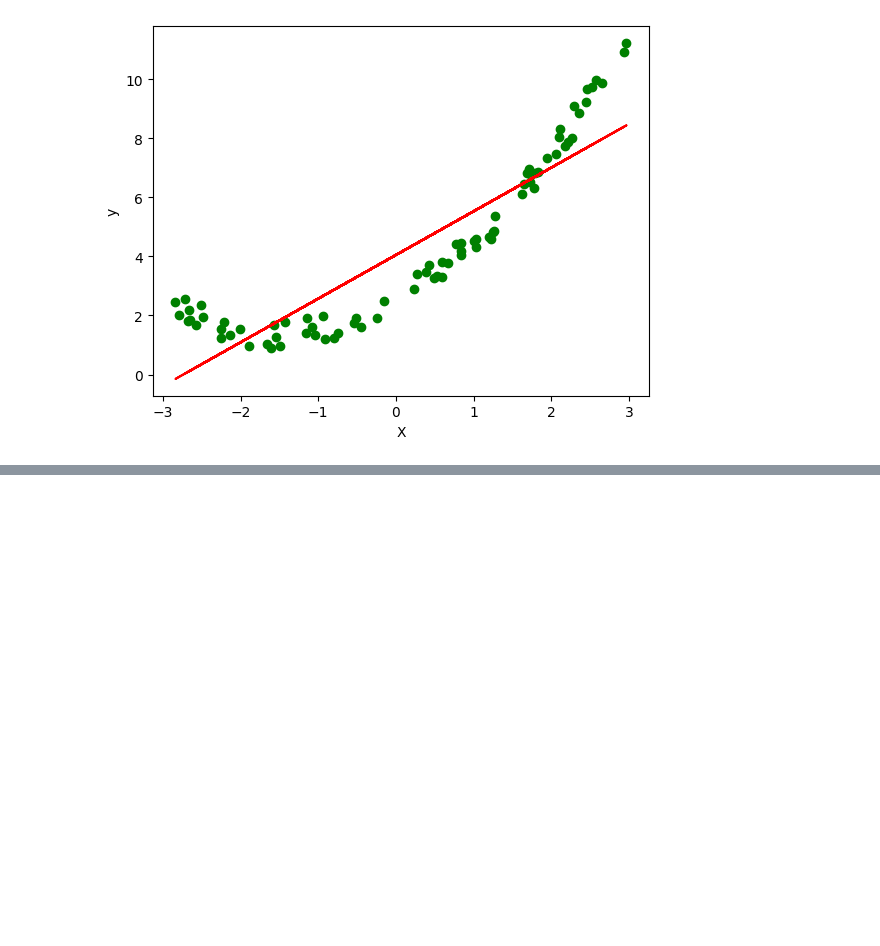
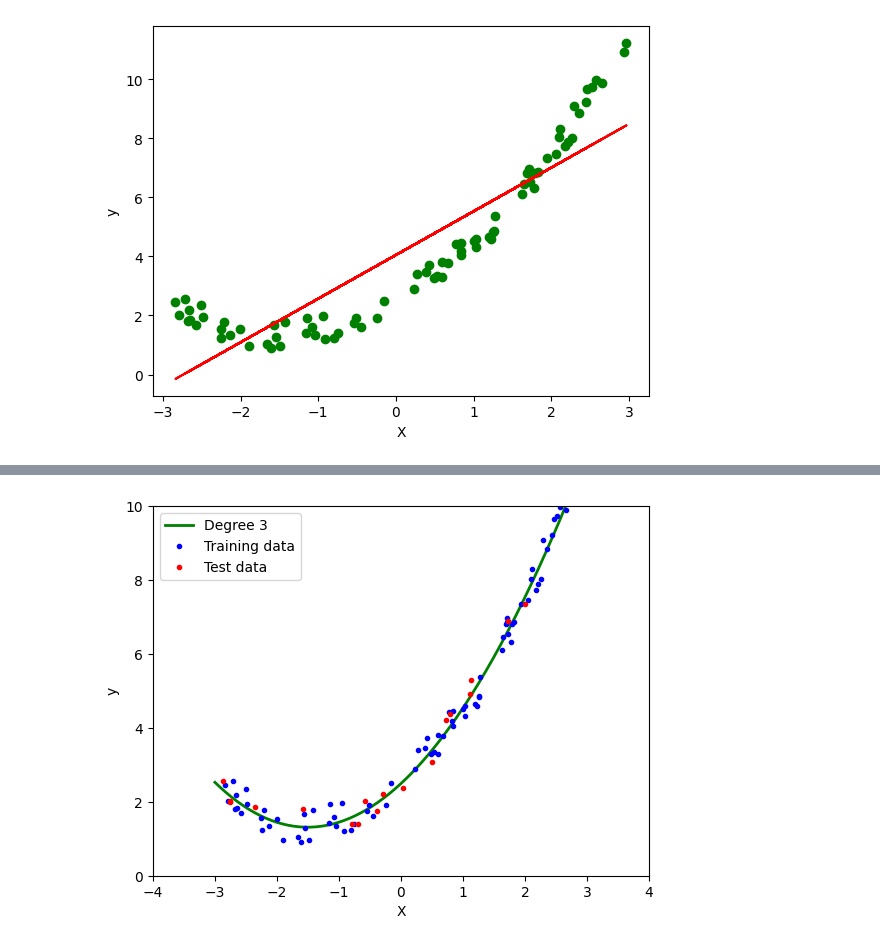
Before and after one commit to ssjha210/mlalgos-practice, a Jupyter notebook: 03_Polynomial_Regression/notebook.ipynb, the cells around one changed output, grey strips where cells are left out. Cells and saved outputs as stored; diff of their text form; code cells hidden in the pictures; blank space fills up the shorter version.

```diff
--- a/03_Polynomial_Regression/notebook.ipynb
+++ b/03_Polynomial_Regression/notebook.ipynb
@@ -38,0 +156,4 @@ Text(0, 0.5, 'y')
+# %%
+poly_regression(3)
+# %% [output]
+[figure, added]
```
Also changed, not shown: parts of 15 cells of this notebook.
